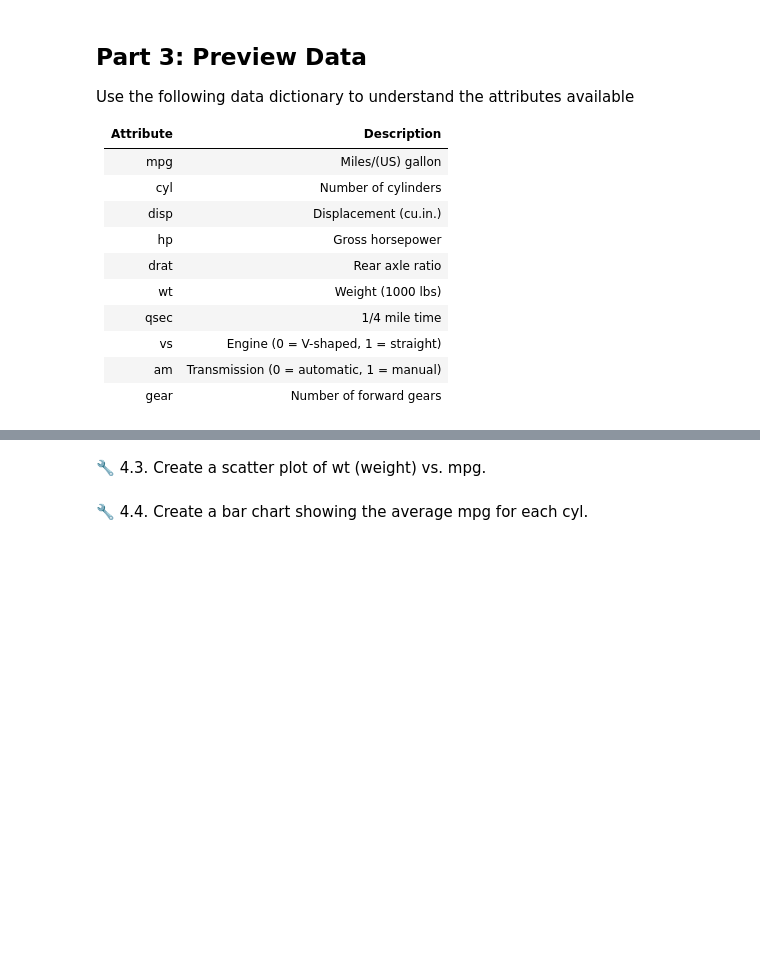
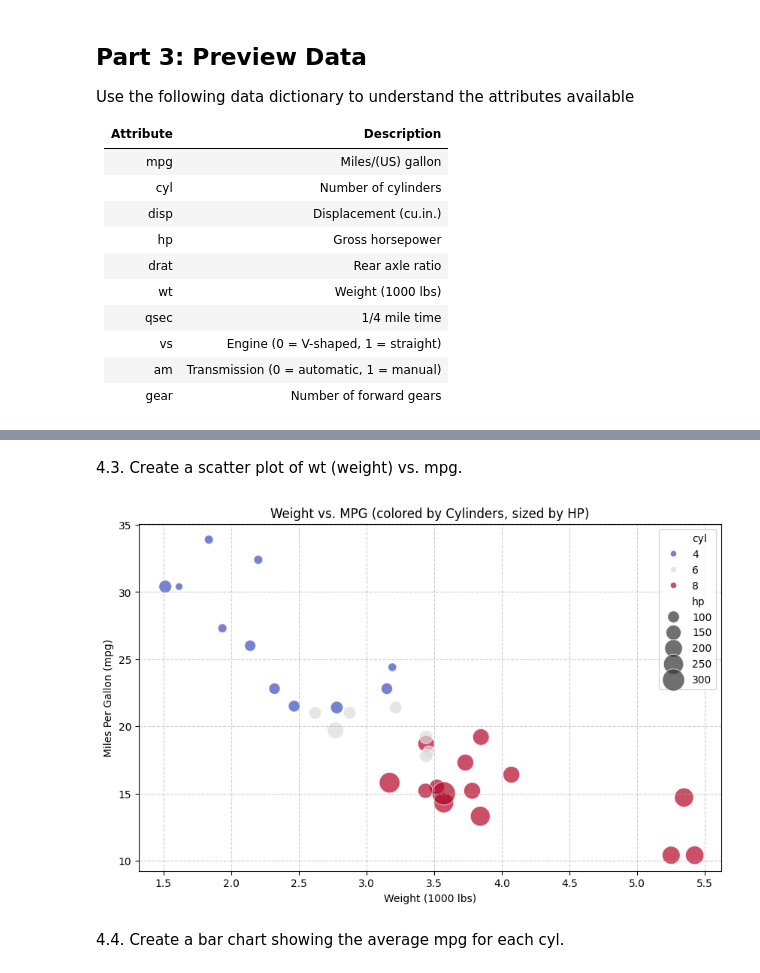
Before and after one commit to Luoxiaowanzi/IS-4487-Guide, a Jupyter notebook: Labs/lab_03_visualization_intro.ipynb, the cells around one changed output, grey strips where cells are left out. Cells and saved outputs as stored; diff of their text form; code cells hidden in the pictures; blank space fills up the shorter version.

```diff
--- a/Labs/lab_03_visualization_intro.ipynb
+++ b/Labs/lab_03_visualization_intro.ipynb
@@ -106,8 +221,20 @@ You are welcome to import additional libraries for these tasks.
 # %% [markdown]
-🔧 4.3. Create a scatter plot of wt (weight) vs. mpg.
+4.3. Create a scatter plot of wt (weight) vs. mpg.
 # %%
 # 🔧 4.3. Scatter plot
+# %%
+# Scatter plot of wt (weight) vs. mpg
+
+fig = plt.figure(figsize=(10, 6))
+sns.scatterplot(x='wt', y='mpg', data=df, hue='cyl', size='hp', sizes=(50, 500), palette='coolwarm', alpha=0.7)
+plt.title('Weight vs. MPG (colored by Cylinders, sized by HP)')
+plt.xlabel('Weight (1000 lbs)')
+plt.ylabel('Miles Per Gallon (mpg)')
+plt.grid(True, linestyle='--', alpha=0.6)
+plt.show()
+# %% [output]
+[figure, added]
 # %% [markdown]
-🔧 4.4.  Create a bar chart showing the average mpg for each cyl.
+4.4.  Create a bar chart showing the average mpg for each cyl.
 # %%
 # 🔧 4.4. Bar chart
```
Also changed, not shown: parts of 29 cells of this notebook.
